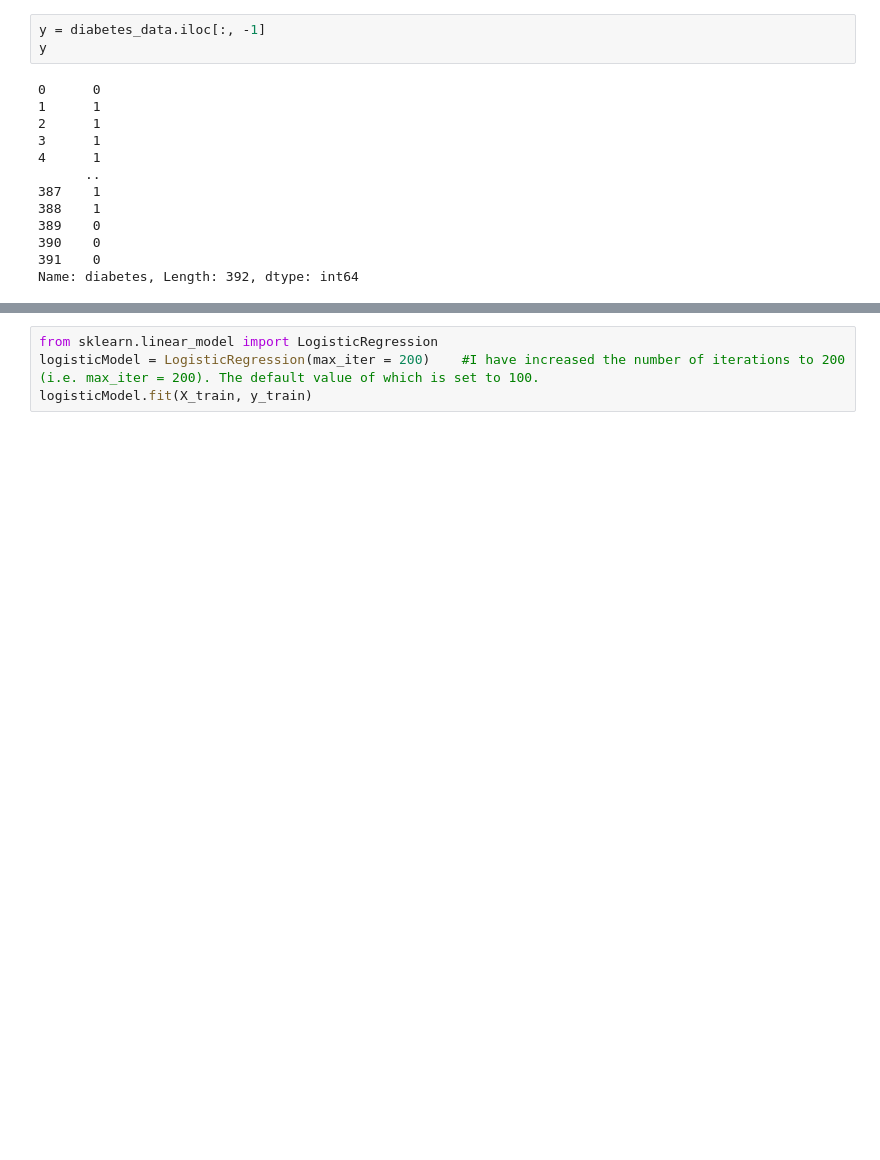
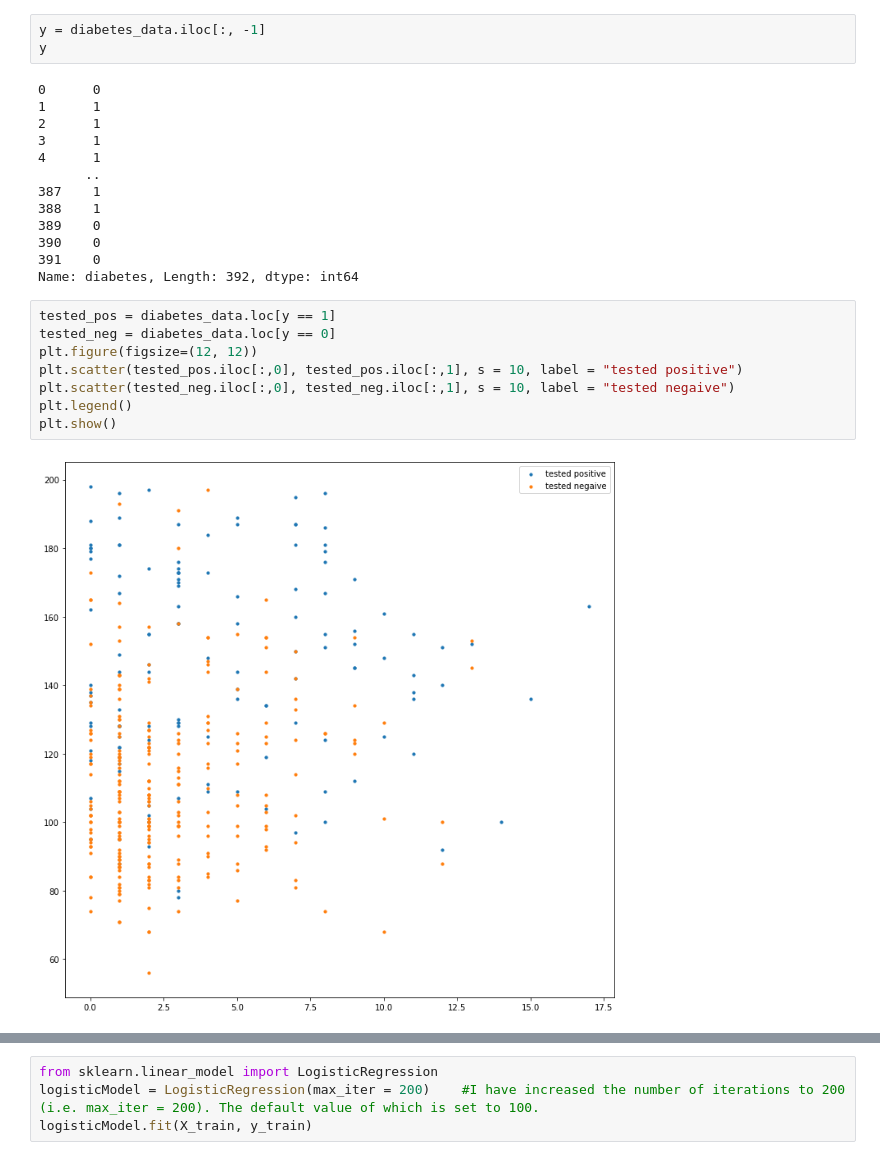
Before and after one commit to YogeshPandey29/Projects, a Jupyter notebook: Predicting_whether_a_person_is_diabetic_under_Binary_Classification_using_Logistic_Regression.ipynb, the cells around one changed output, grey strips where cells are left out. Cells and saved outputs as stored; diff of their text form; blank space fills up the shorter version.

```diff
--- a/Predicting_whether_a_person_is_diabetic_under_Binary_Classification_using_Logistic_Regression.ipynb
+++ b/Predicting_whether_a_person_is_diabetic_under_Binary_Classification_using_Logistic_Regression.ipynb
@@ -102,6 +102,16 @@ y
 390    0
 391    0
 Name: diabetes, Length: 392, dtype: int64
+# %%
+tested_pos = diabetes_data.loc[y == 1]
+tested_neg = diabetes_data.loc[y == 0]
+plt.figure(figsize=(12, 12))
+plt.scatter(tested_pos.iloc[:,0], tested_pos.iloc[:,1], s = 10, label = "tested positive")
+plt.scatter(tested_neg.iloc[:,0], tested_neg.iloc[:,1], s = 10, label = "tested negaive")
+plt.legend()
+plt.show()
+# %% [output]
+[figure, added]
 # %%
 from sklearn.model_selection import train_test_split
 X_train, X_test, y_train, y_test = train_test_split(X, y, test_size = 0.20)
```
Also changed, not shown: parts of 6 cells of this notebook.
